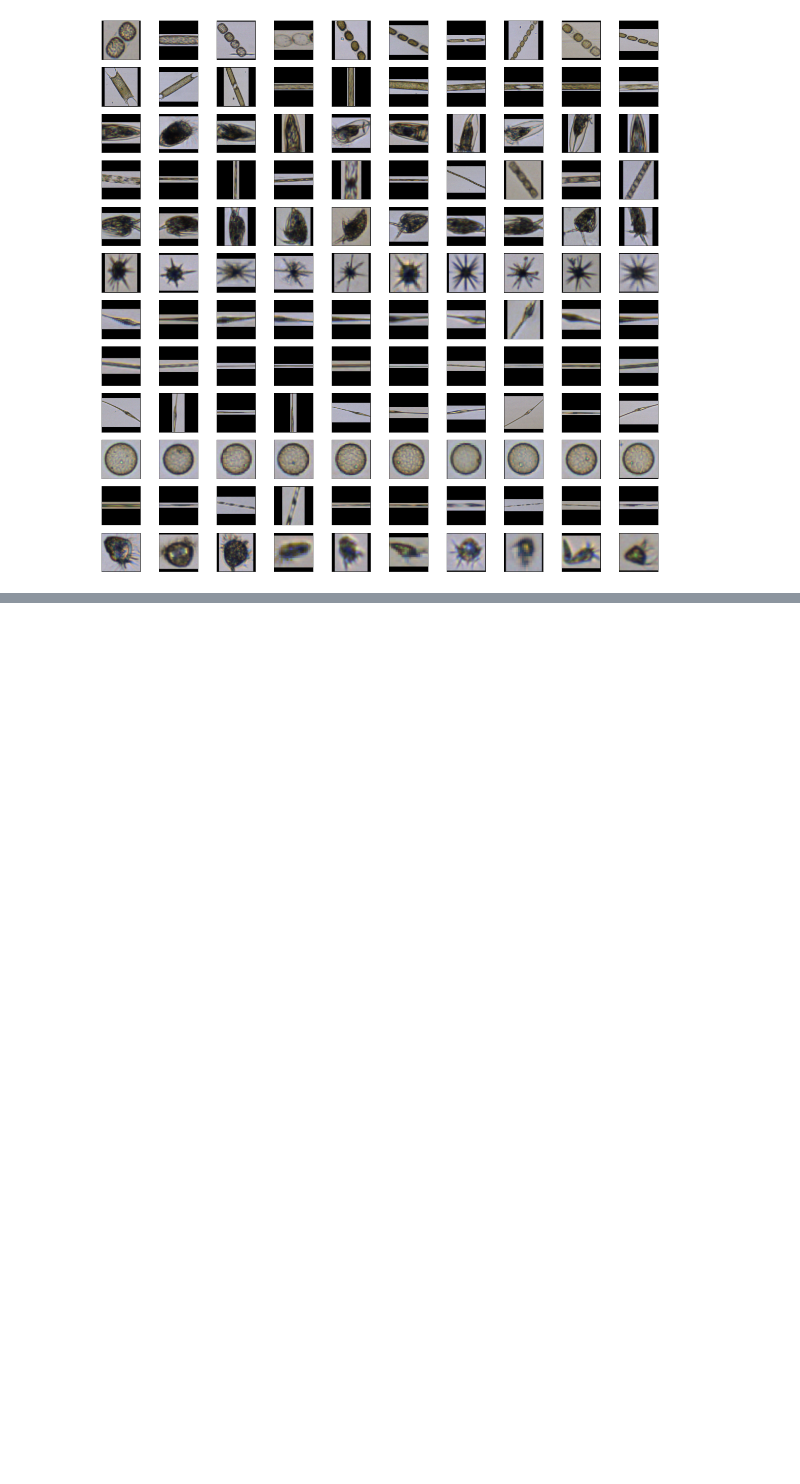
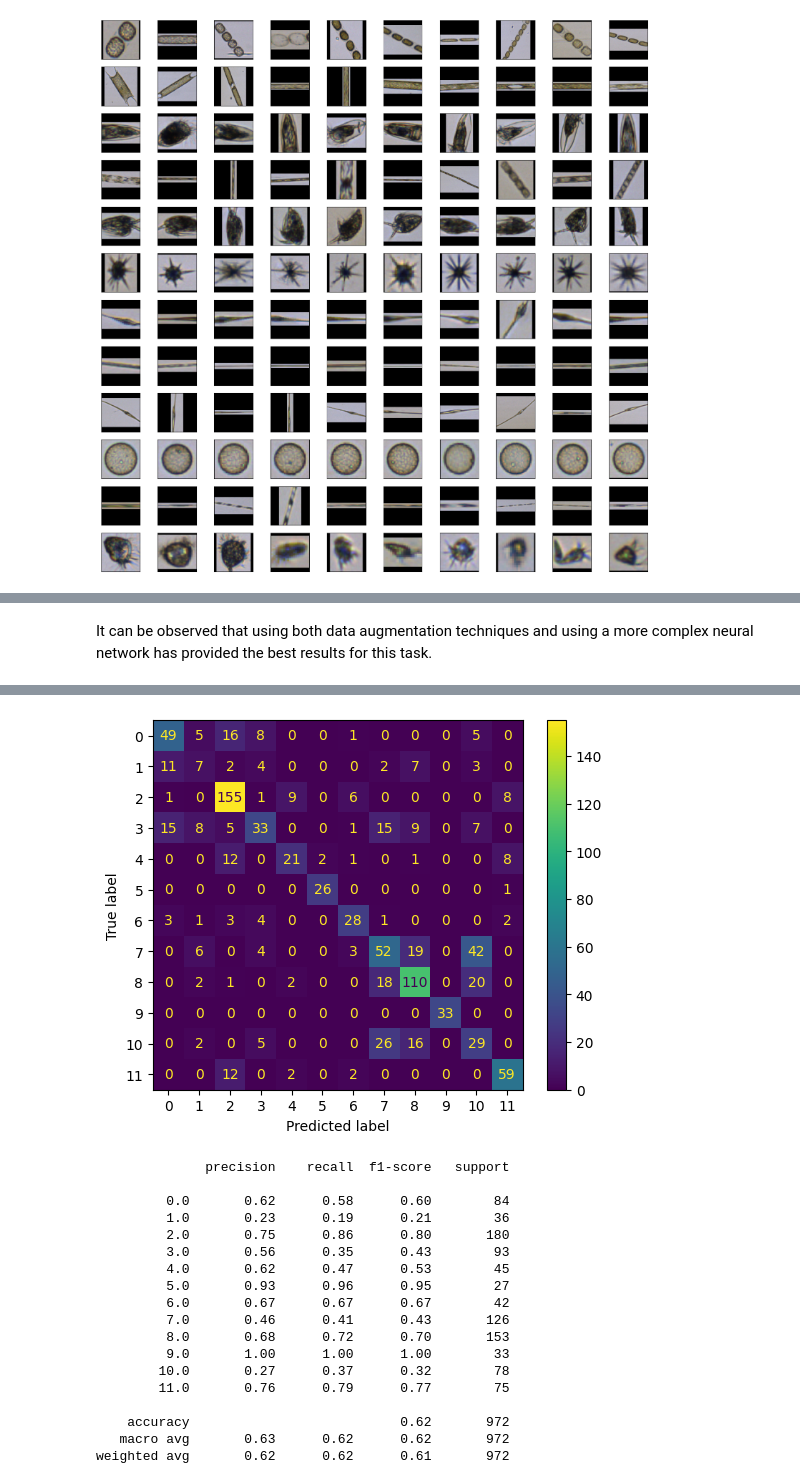
Before and after one commit to ChloeMorgana/DL-Coursework, a Jupyter notebook: 2439047s_DL_Coursework.ipynb, the cells around one changed output, grey strips where cells are left out. Cells and saved outputs as stored; diff of their text form; code cells hidden in the pictures; blank space fills up the shorter version.

```diff
--- a/2439047s_DL_Coursework.ipynb
+++ b/2439047s_DL_Coursework.ipynb
@@ -412,0 +499,36 @@ Accuracy of the network on the test images: 50 %
+# %%
+class CompNet(nn.Module):
+    def __init__(self):
+        super().__init__()
+        self.conv1 = nn.Conv2d(3, 6, 5)
+        self.pool = nn.MaxPool2d(2, 2)
+        self.conv2 = nn.Conv2d(6, 16, 5)
+        self.conv3 = nn.Conv2d(16, 32, 5) # additional convolutional layer
+        self.fc1 = nn.Linear(10368, 120) # adjust input size of first fully connected layer
+        self.fc2 = nn.Linear(120, 84)
+        self.fc3 = nn.Linear(84, 12)
+
+    def forward(self, x):
+        #print(x.shape)
+        x = self.pool(F.relu(self.conv1(x)))
+        #print(x.shape)
+        x = self.pool(F.relu(self.conv2(x)))
+        #print(x.shape)
+        x = F.relu(self.conv3(x)) # additional convolutional layer
+        #print(x.shape)
+        x = torch.flatten(x, 1) # flatten all dimensions except batch
+        #print(x.shape)
+        x = F.relu(self.fc1(x))
+        #print(x.shape)
+        x = F.relu(self.fc2(x))
+        #print(x.shape)
+        x = self.fc3(x)
+        #print(x.shape)
+        return x
+# %% [markdown]
+It can be observed that using both data augmentation techniques and using a more complex neural network has provided the best results for this task.
+# %%
+complex_net = CompNet()
+training(0.01,0.5,loader=tran_train_loader, network=complex_net)
+evaluate(tran_test_loader, network=complex_net)
+# %% [output]
@@ -412,0 +544,19 @@ Accuracy of the network on the test images: 50 %
+[figure, added]
+              precision    recall  f1-score   support
+
+         0.0       0.62      0.58      0.60        84
+         1.0       0.23      0.19      0.21        36
+         2.0       0.75      0.86      0.80       180
+         3.0       0.56      0.35      0.43        93
+         4.0       0.62      0.47      0.53        45
+         5.0       0.93      0.96      0.95        27
+         6.0       0.67      0.67      0.67        42
+         7.0       0.46      0.41      0.43       126
+         8.0       0.68      0.72      0.70       153
+         9.0       1.00      1.00      1.00        33
+        10.0       0.27      0.37      0.32        78
+        11.0       0.76      0.79      0.77        75
+
+    accuracy                           0.62       972
+   macro avg       0.63      0.62      0.62       972
+weighted avg       0.62      0.62      0.61       972
```
Also changed, not shown: parts of 31 cells of this notebook.
